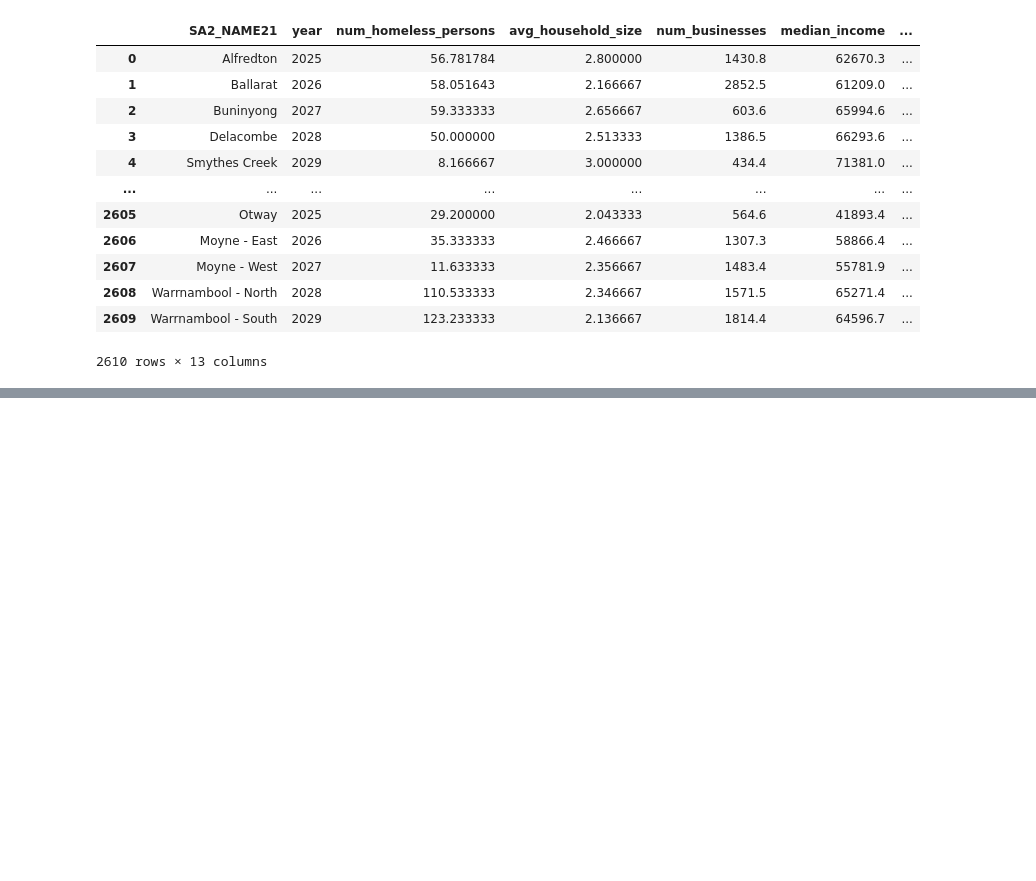
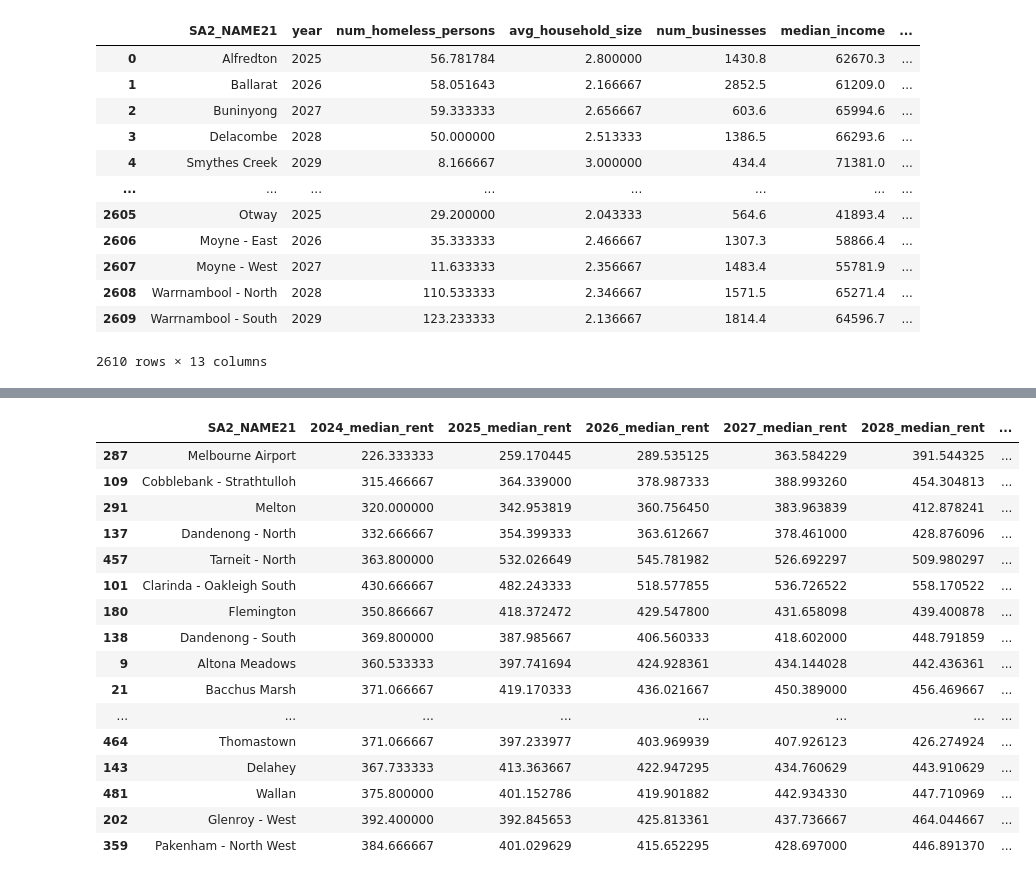
Before and after one commit to MAST30034-AppliedDataScience/project-2-group-real-estate-industry-project-31, a Jupyter notebook: notebooks/question2.ipynb, the cells around one changed output, grey strips where cells are left out. Saved outputs shown, nothing was run; the diff lists cells and outputs as text; code cells hidden in the pictures; blank space fills up the shorter version.

Commit message:
Added % increase from 2024, and split by gm/rv to show highest growth in gm and rv separately

```diff
--- a/notebooks/question2.ipynb
+++ b/notebooks/question2.ipynb
@@ -149,0 +168,7 @@ future_nndf['predicted_median_rent'] = y_pred
+# %%
+
+all_df = pd.concat([future_nndf, df_24], ignore_index=True)
+all_df['year'] = all_df['year'].astype(int)
+all_df.sort_values(by=['SA2_NAME21', 'year'], inplace=True)
+all_df.head()
+#print(all_df[all_df['SA2_NAME21'] == "Abbotsford"])
@@ -149,0 +182,17 @@ future_nndf['predicted_median_rent'] = y_pred
+# %%
+all_growth_rates = all_df.pivot(index='SA2_NAME21', columns='year', values='median_weekly_rent')
+all_growth_rates.columns = [f'{year}_median_rent' for year in all_growth_rates.columns]  # Rename columns
+all_growth_rates.reset_index(inplace=True)  # Reset index to bring 'suburb' back as a column
+for year in ["2025", "2026", "2027", "2028", "2029"]:
+    all_growth_rates[f"{year}_pct_inc_from_2024"] =\
+    ((all_growth_rates[f"{year}_median_rent"] / all_growth_rates["2024_median_rent"]) - 1) * 100
+
+#all_growth_rates.sort_values(by="2029_pct_inc_from_2024", ascending=False).head(20)
+# %%
+sf = gpd.read_file("../data/SA2/SA2_extracted/SA2_2021_AUST_GDA2020.shp") # read SA2 shapefile
+sf = sf[sf['STE_NAME21'] == 'Victoria'] # remove all instances not in victoria
+sa2_gcc = pd.DataFrame({
+    'SA2_NAME21': sf['SA2_NAME21'],
+    'GCC_NAME21': sf['GCC_NAME21']
+})
+sa2_gcc.head()
@@ -149,0 +206,24 @@ future_nndf['predicted_median_rent'] = y_pred
+# %%
+all_gr_gcc = pd.merge(all_growth_rates, sa2_gcc, on='SA2_NAME21', how='inner')
+gm_growth_rates = all_gr_gcc[all_gr_gcc['GCC_NAME21'] == 'Greater Melbourne'].sort_values(by="2029_pct_inc_from_2024", ascending=False)
+rv_growth_rates = all_gr_gcc[all_gr_gcc['GCC_NAME21'] == "Rest of Vic."].sort_values(by="2029_pct_inc_from_2024", ascending=False)
+# %%
+gm_growth_rates.head(20)
+# %% [output]
+|  | SA2_NAME21 | 2024_median_rent | 2025_median_rent | 2026_median_rent | 2027_median_rent | 2028_median_rent | ... |
+| 287 | Melbourne Airport | 226.333333 | 259.170445 | 289.535125 | 363.584229 | 391.544325 | ... |
+| 109 | Cobblebank - Strathtulloh | 315.466667 | 364.339000 | 378.987333 | 388.993260 | 454.304813 | ... |
+| 291 | Melton | 320.000000 | 342.953819 | 360.756450 | 383.963839 | 412.878241 | ... |
+| 137 | Dandenong - North | 332.666667 | 354.399333 | 363.612667 | 378.461000 | 428.876096 | ... |
+| 457 | Tarneit - North | 363.800000 | 532.026649 | 545.781982 | 526.692297 | 509.980297 | ... |
+| 101 | Clarinda - Oakleigh South | 430.666667 | 482.243333 | 518.577855 | 536.726522 | 558.170522 | ... |
+| 180 | Flemington | 350.866667 | 418.372472 | 429.547800 | 431.658098 | 439.400878 | ... |
+| 138 | Dandenong - South | 369.800000 | 387.985667 | 406.560333 | 418.602000 | 448.791859 | ... |
+| 9 | Altona Meadows | 360.533333 | 397.741694 | 424.928361 | 434.144028 | 442.436361 | ... |
+| 21 | Bacchus Marsh | 371.066667 | 419.170333 | 436.021667 | 450.389000 | 456.469667 | ... |
+| ... | ... | ... | ... | ... | ... | ... | ... |
+| 464 | Thomastown | 371.066667 | 397.233977 | 403.969939 | 407.926123 | 426.274924 | ... |
+| 143 | Delahey | 367.733333 | 413.363667 | 422.947295 | 434.760629 | 443.910629 | ... |
+| 481 | Wallan | 375.800000 | 401.152786 | 419.901882 | 442.934330 | 447.710969 | ... |
+| 202 | Glenroy - West | 392.400000 | 392.845653 | 425.813361 | 437.736667 | 464.044667 | ... |
+| 359 | Pakenham - North West | 384.666667 | 401.029629 | 415.652295 | 428.697000 | 446.891370 | ... |
```
Also changed, not shown: parts of 15 cells of this notebook.
